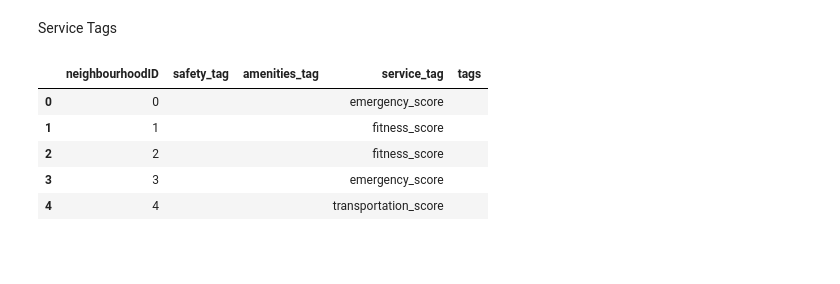
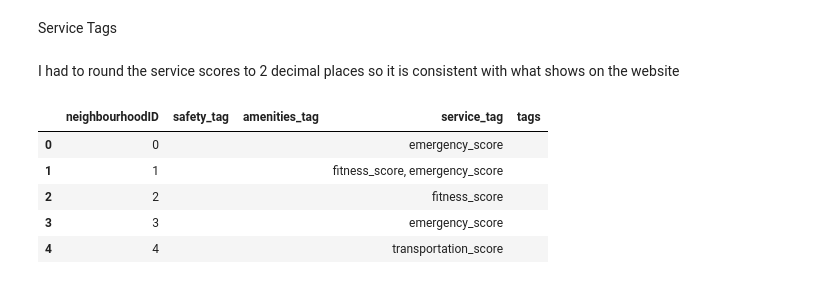
Before and after one commit to oisintheginger/mscfinalproject, a Jupyter notebook: Documents/Stephen_Workspace/Tagging System.ipynb, the cells around one changed output. Saved outputs shown, nothing was run; the diff lists cells and outputs as text; code cells hidden in the pictures; blank space fills up the shorter version.

Commit message:
Rounding the service score
I had to round the values of the service scores to two decimal places to be consistent with what was being used on the website before i was getting services that tied in their scores

```diff
--- a/Documents/Stephen_Workspace/Tagging System.ipynb
+++ b/Documents/Stephen_Workspace/Tagging System.ipynb
@@ -451,26 +451,28 @@ tags_tablex.head()
 | 4 | 4 |  |  |  |  |
 # %% [markdown]
 Service Tags
+# %% [markdown]
+I had to round the service scores to 2 decimal places so it is consistent with what shows on the website
 # %%
 servicescorex = pd.read_csv("service_scores_202311271059.csv")
 
 def create_nearby_service_tags(row):
     # Getting the service columns from the row
-    services = row[['finance_score', 'transportation_score', 'personal_care_score', 'retail_score', 'fitness_score', 'leisure_score', 'emergency_score']]
+    services = row[['finance_score', 'transportation_score', 'personal_care_score', 'retail_score', 'fitness_score', 'leisure_score', 'emergency_score']].round(2)
     # Finding the indices services with the highest score
     max_indices = services[services == services.max()].index
     # Returning the top three services with the highest score
     return ', '.join(max_indices[:3])
 
 # Creating a new column 'service_tag' in the DataFrame
 tags_tablex['service_tag'] = servicescorex.apply(create_nearby_service_tags, axis=1)
 
 # Displaying the DataFrame
 tags_tablex.head()
 # %% [output]
 |  | neighbourhoodID | safety_tag | amenities_tag | service_tag | tags |
 | 0 | 0 |  |  | emergency_score |  |
-| 1 | 1 |  |  | fitness_score |  |
+| 1 | 1 |  |  | fitness_score, emergency_score |  |
 | 2 | 2 |  |  | fitness_score |  |
 | 3 | 3 |  |  | emergency_score |  |
 | 4 | 4 |  |  | transportation_score |  |
```
